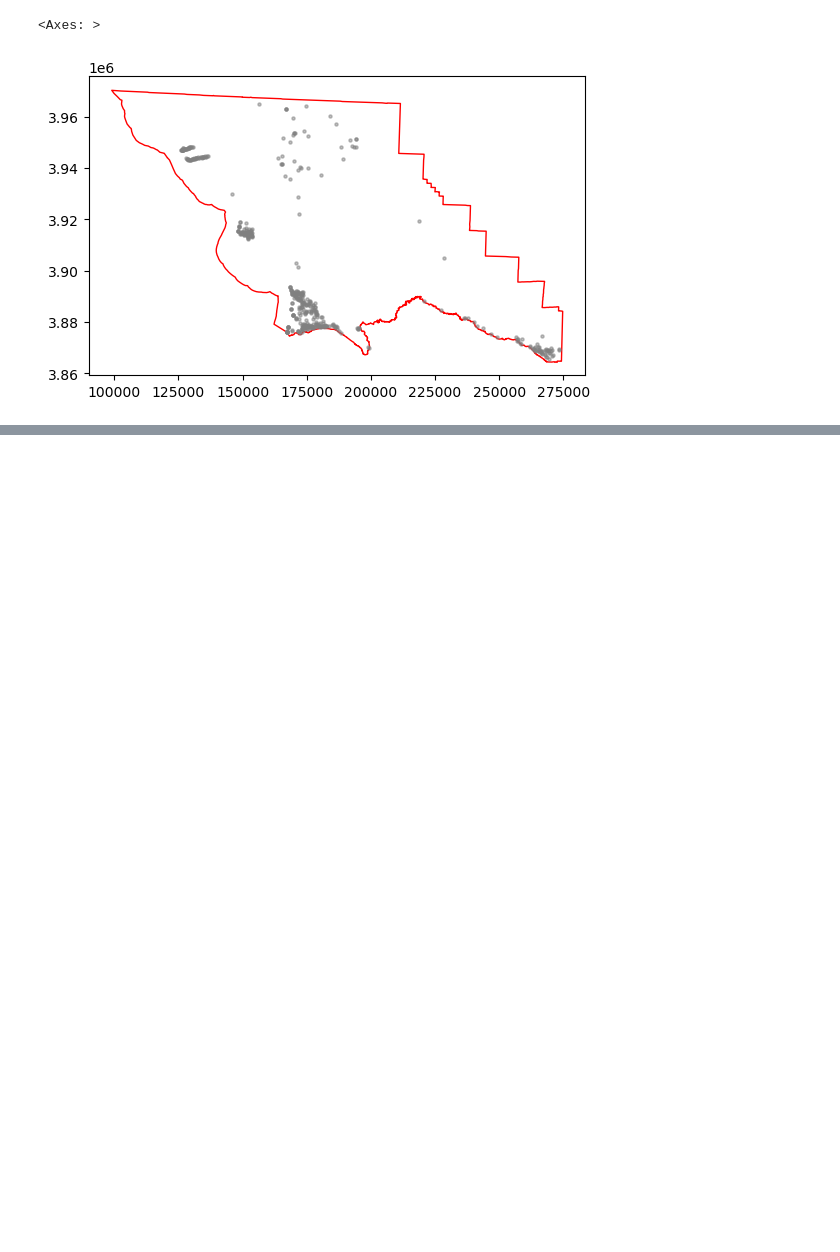
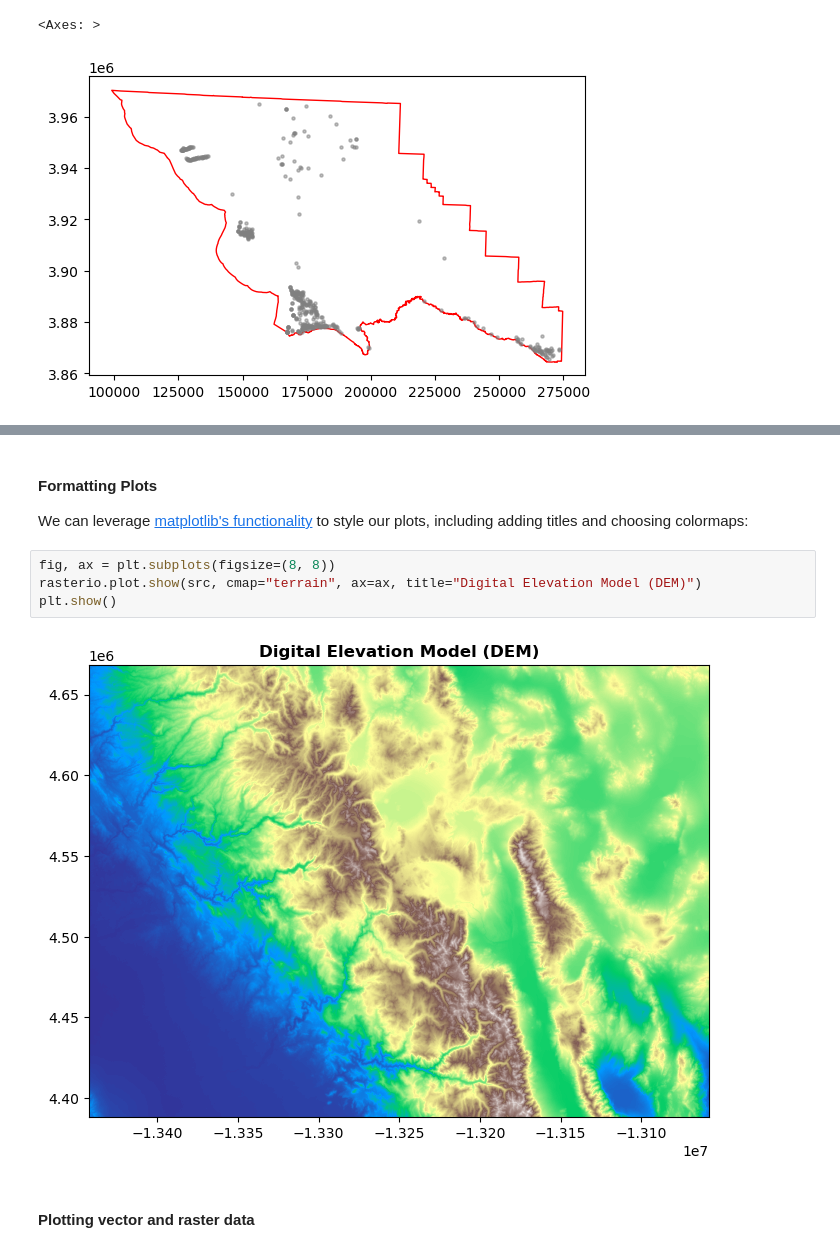
Before and after one commit to py4wrds/py4wrds, a Jupyter notebook: 5-geospatial-python.ipynb, the cells around one changed output, grey strips where cells are left out. Drawn from its saved outputs; the diff is of its cells as text; blank space fills up the shorter version.

```diff
--- a/5-geospatial-python.ipynb
+++ b/5-geospatial-python.ipynb
@@ -366,0 +448,12 @@ import rasterio as rio
+# %% [markdown]
+#### Formatting Plots
+
+We can leverage [matplotlib's functionality](https://matplotlib.org/stable/gallery/images_contours_and_fields/image_demo.html) to style our plots, including adding titles and choosing colormaps:
+# %%
+fig, ax = plt.subplots(figsize=(8, 8))
+rasterio.plot.show(src, cmap="terrain", ax=ax, title="Digital Elevation Model (DEM)")
+plt.show()
+# %% [output]
+[figure, added]
+# %% [markdown]
+#### Plotting vector and raster data
```
Also changed, not shown: parts of 34 cells of this notebook.
